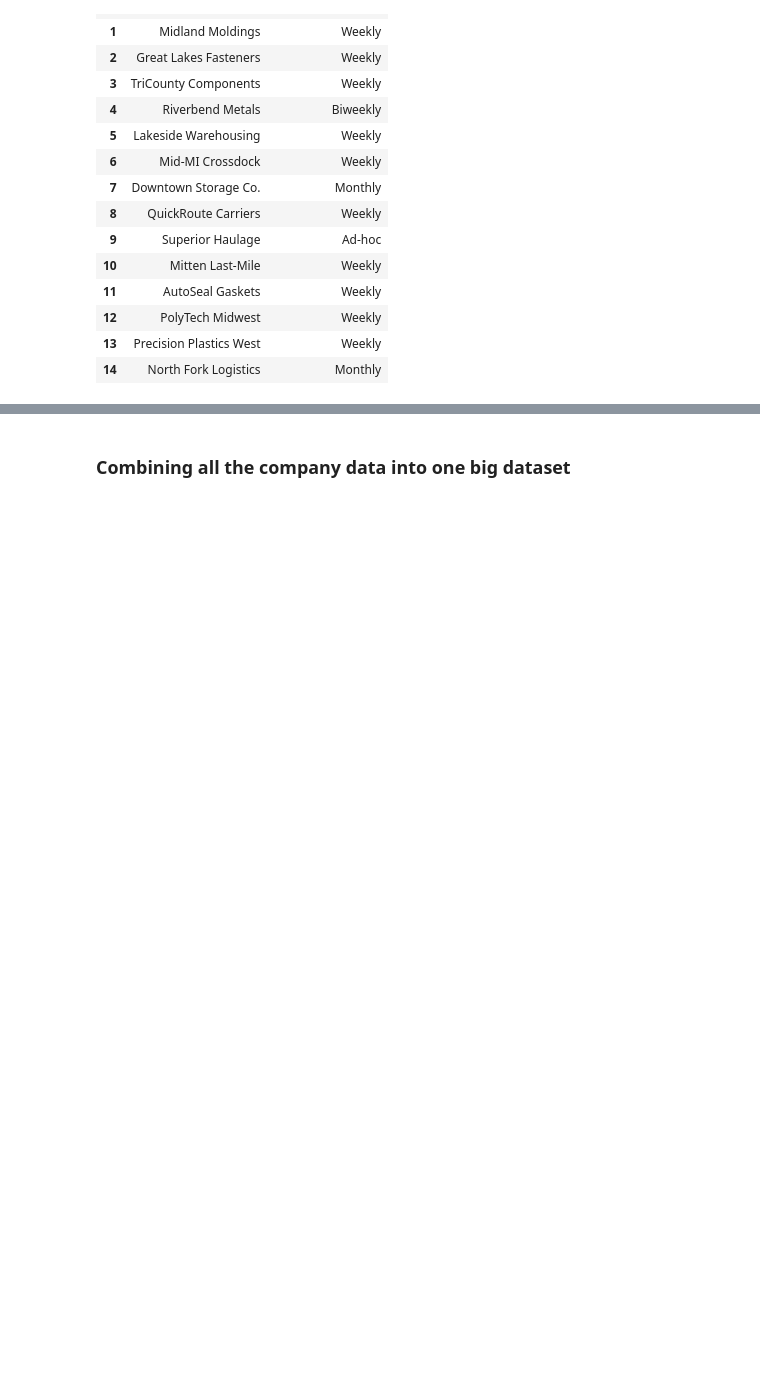
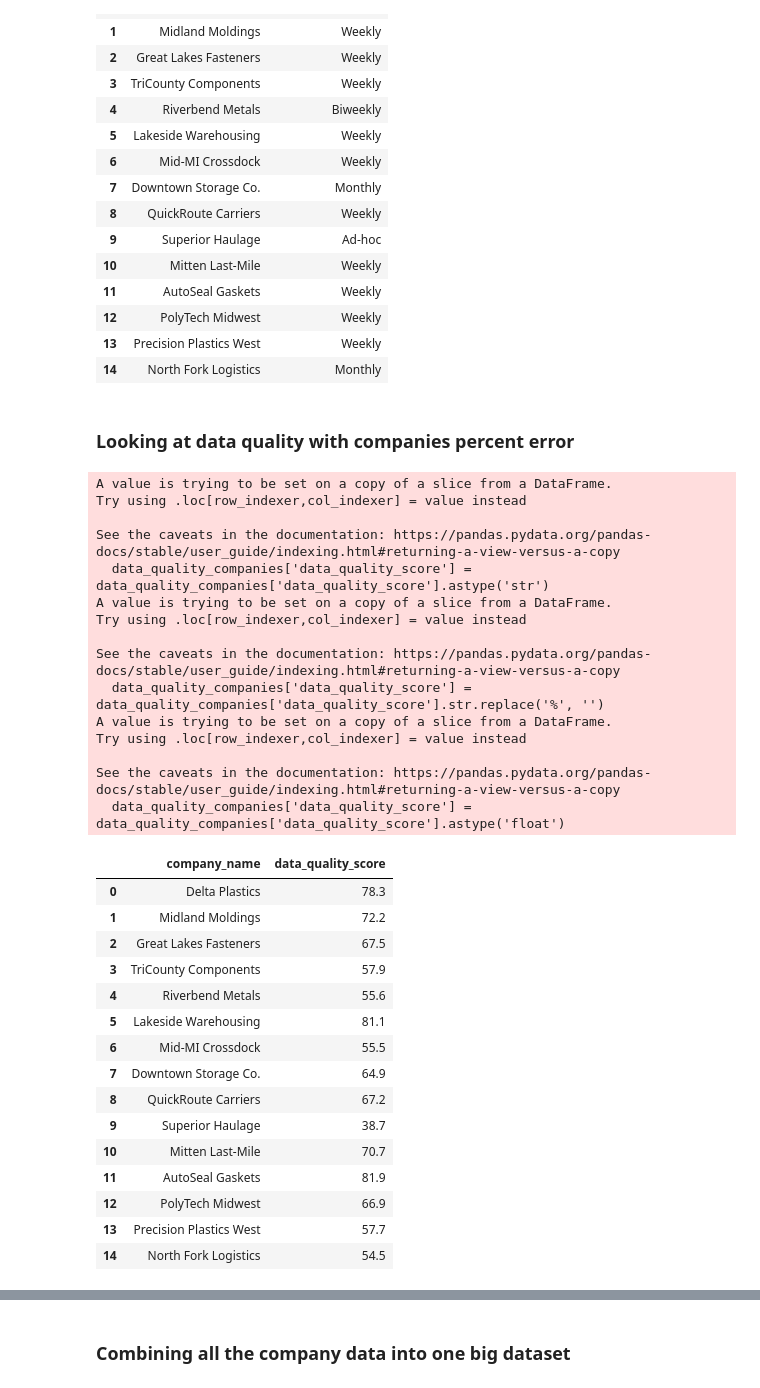
Before and after one commit to Burkey3072/MSUDatathon, a Jupyter notebook: forecast_model_limits_justin.ipynb, the cells around one changed output, grey strips where cells are left out. Cells and saved outputs as stored; diff of their text form; code cells hidden in the pictures; blank space fills up the shorter version.

Commit message:
Final changes to notebook. Added a few more insights for small pieces that could be correlated to error.

```diff
--- a/forecast_model_limits_justin.ipynb
+++ b/forecast_model_limits_justin.ipynb
@@ -251,3 +253,43 @@ See the caveats in the documentation: https://pandas.pydata.org/pandas-docs/stab
 | 12 | PolyTech Midwest | Weekly |
 | 13 | Precision Plastics West | Weekly |
 | 14 | North Fork Logistics | Monthly |
+# %% [markdown]
+### Looking at data quality with companies percent error
+# %%
+data_quality_companies = company_profiles[['company_name', 'data_quality_score']]
+data_quality_companies['data_quality_score'] = data_quality_companies['data_quality_score'].astype('str')
+data_quality_companies['data_quality_score'] = data_quality_companies['data_quality_score'].str.replace('%', '')
+data_quality_companies['data_quality_score'] = data_quality_companies['data_quality_score'].astype('float')
+data_quality_companies
+# %% [output]
+A value is trying to be set on a copy of a slice from a DataFrame.
+Try using .loc[row_indexer,col_indexer] = value instead
+
+See the caveats in the documentation: https://pandas.pydata.org/pandas-docs/stable/user_guide/indexing.html#returning-a-view-versus-a-copy
+  data_quality_companies['data_quality_score'] = data_quality_companies['data_quality_score'].astype('str')
+A value is trying to be set on a copy of a slice from a DataFrame.
+Try using .loc[row_indexer,col_indexer] = value instead
+
+See the caveats in the documentation: https://pandas.pydata.org/pandas-docs/stable/user_guide/indexing.html#returning-a-view-versus-a-copy
+  data_quality_companies['data_quality_score'] = data_quality_companies['data_quality_score'].str.replace('%', '')
+A value is trying to be set on a copy of a slice from a DataFrame.
+Try using .loc[row_indexer,col_indexer] = value instead
+
+See the caveats in the documentation: https://pandas.pydata.org/pandas-docs/stable/user_guide/indexing.html#returning-a-view-versus-a-copy
+  data_quality_companies['data_quality_score'] = data_quality_companies['data_quality_score'].astype('float')
+|  | company_name | data_quality_score |
+| 0 | Delta Plastics | 78.3 |
+| 1 | Midland Moldings | 72.2 |
+| 2 | Great Lakes Fasteners | 67.5 |
+| 3 | TriCounty Components | 57.9 |
+| 4 | Riverbend Metals | 55.6 |
+| 5 | Lakeside Warehousing | 81.1 |
+| 6 | Mid-MI Crossdock | 55.5 |
+| 7 | Downtown Storage Co. | 64.9 |
+| 8 | QuickRoute Carriers | 67.2 |
+| 9 | Superior Haulage | 38.7 |
+| 10 | Mitten Last-Mile | 70.7 |
+| 11 | AutoSeal Gaskets | 81.9 |
+| 12 | PolyTech Midwest | 66.9 |
+| 13 | Precision Plastics West | 57.7 |
+| 14 | North Fork Logistics | 54.5 |
```
Also changed, not shown: parts of 6 cells of this notebook.
